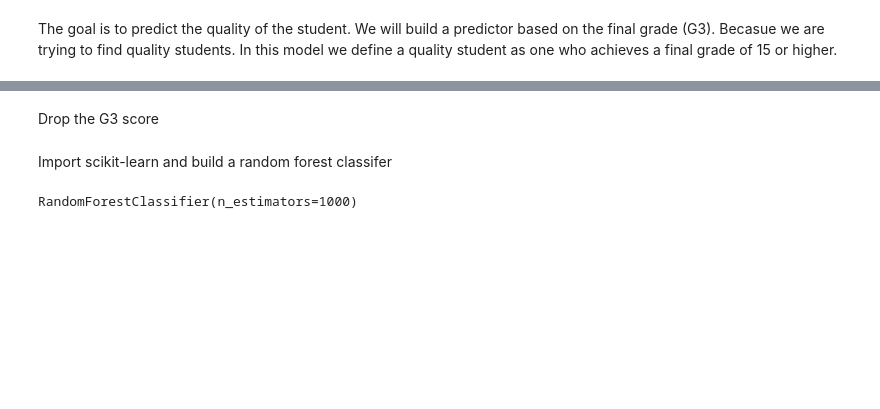
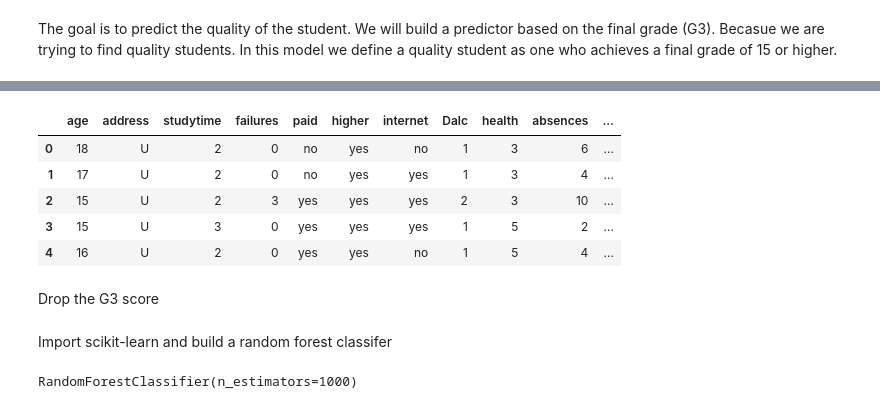
Before and after one commit to CMU-313/fall-22-hw4-team-otters, a Jupyter notebook: model_build.ipynb, the cells around one changed output, grey strips where cells are left out. Drawn from its saved outputs; the diff is of its cells as text; code cells hidden in the pictures; blank space fills up the shorter version.

```diff
--- a/model_build.ipynb
+++ b/model_build.ipynb
@@ -98,3 +65,12 @@ df.describe()
+# %%
+train.head()
+# %% [output]
+|  | age | address | studytime | failures | paid | higher | internet | Dalc | health | absences | ... |
+| 0 | 18 | U | 2 | 0 | no | yes | no | 1 | 3 | 6 | ... |
+| 1 | 17 | U | 2 | 0 | no | yes | yes | 1 | 3 | 4 | ... |
+| 2 | 15 | U | 2 | 3 | yes | yes | yes | 2 | 3 | 10 | ... |
+| 3 | 15 | U | 3 | 0 | yes | yes | yes | 1 | 5 | 2 | ... |
+| 4 | 16 | U | 2 | 0 | yes | yes | no | 1 | 5 | 4 | ... |
 # %% [markdown]
 Drop the G3 score
 # %%
```
Also changed, not shown: parts of 23 cells of this notebook, 1 other file.
